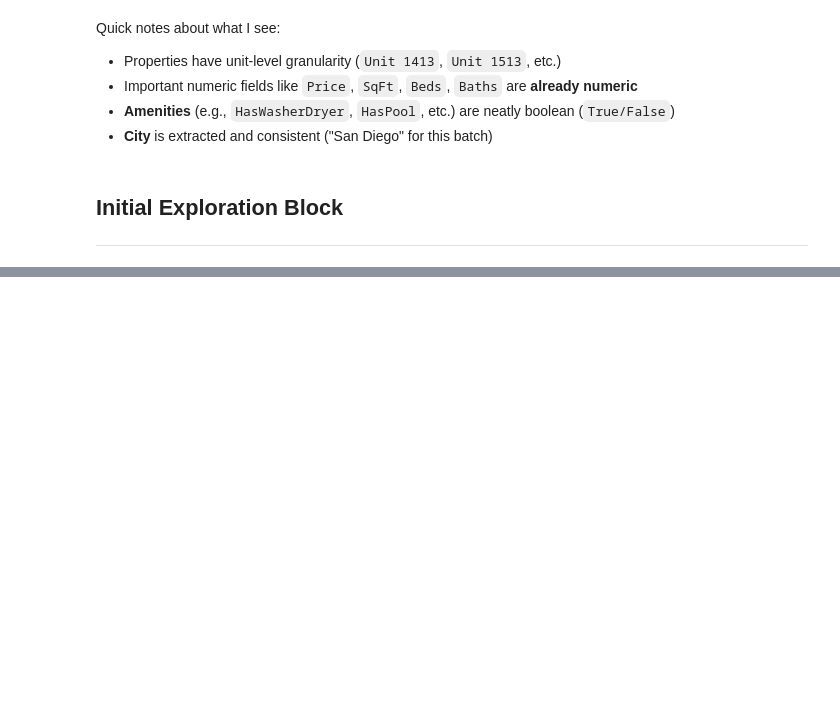
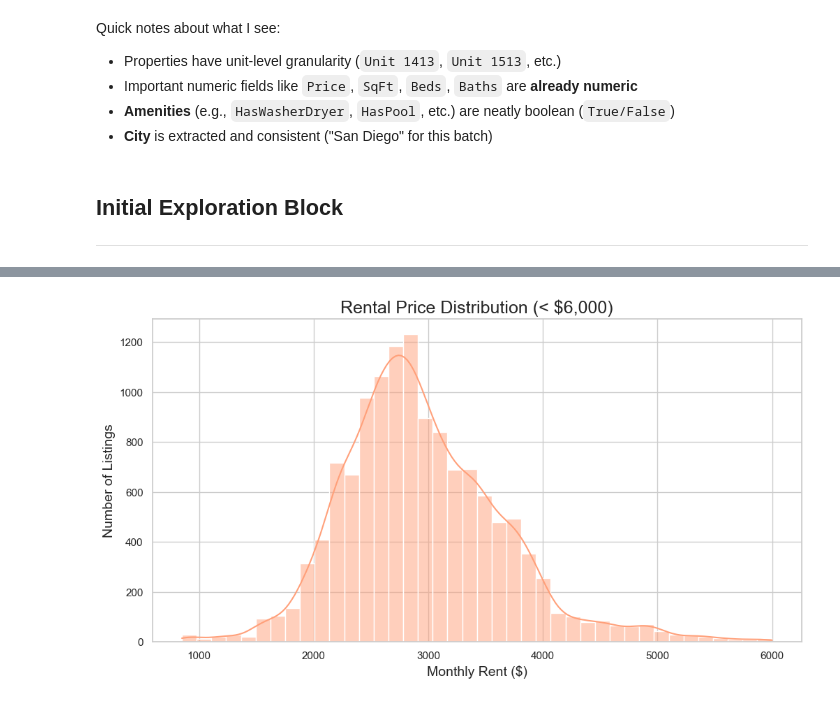
Before and after one commit to JTMarcu/rental_price, a Jupyter notebook: sd_rental_analysis.ipynb, the cells around one changed output, grey strips where cells are left out. Drawn from its saved outputs; the diff is of its cells as text; code cells hidden in the pictures; blank space fills up the shorter version.

```diff
--- a/sd_rental_analysis.ipynb
+++ b/sd_rental_analysis.ipynb
@@ -196,0 +209,10 @@ Would you like to run this **cleaning block** next?
+# %%
+# 🌞 Zoomed In (under $6,000)
+plt.figure(figsize=(12,6))
+sns.histplot(df_clean[df_clean['Price'] < 6000]['Price'], bins=40, kde=True, color='#FFA07A')
+plt.title('Rental Price Distribution (< $6,000)', fontsize=18)
+plt.xlabel('Monthly Rent ($)')
+plt.ylabel('Number of Listings')
+plt.show()
+# %% [output]
+[figure, added]
```
Also changed, not shown: parts of 16 cells of this notebook.
